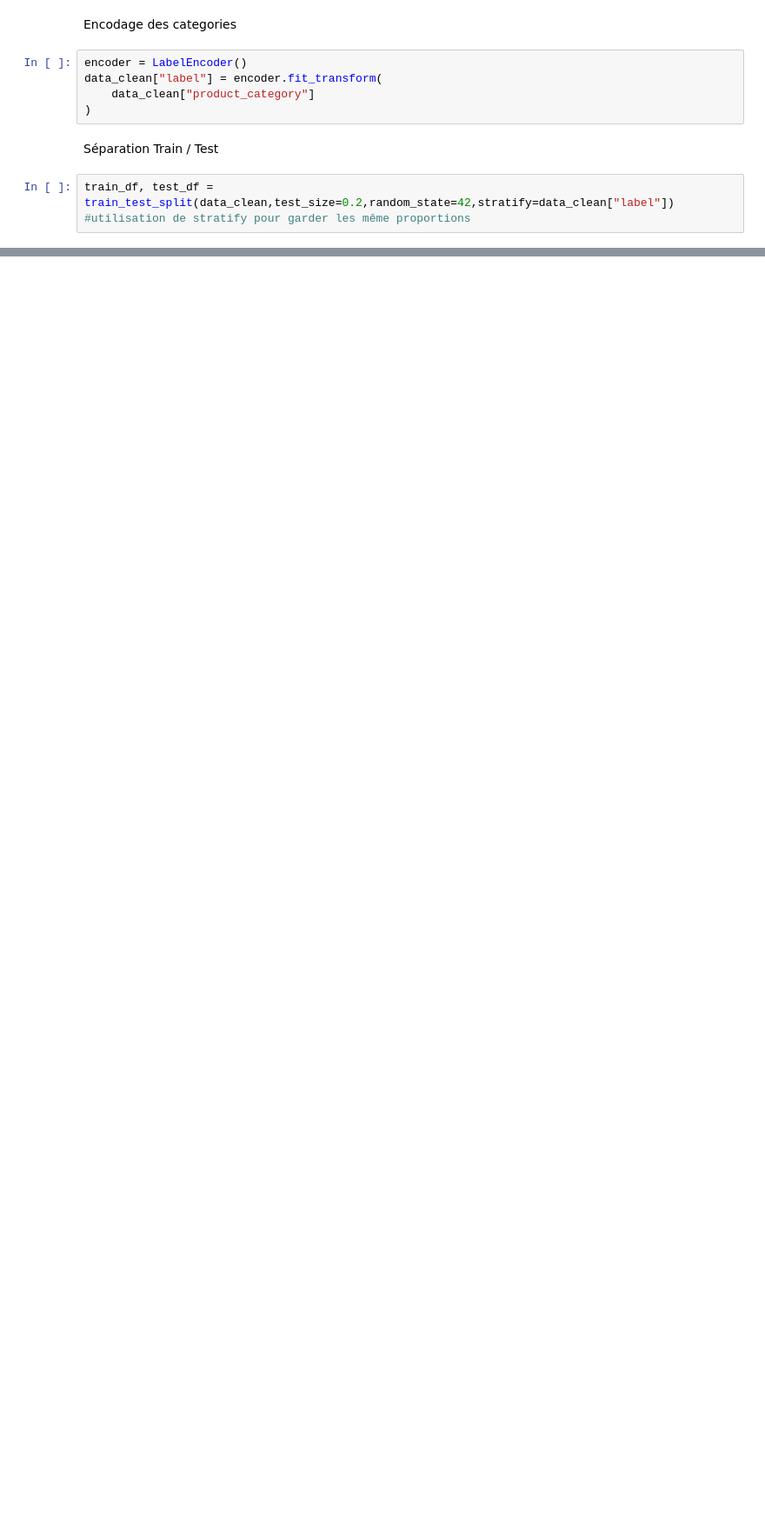
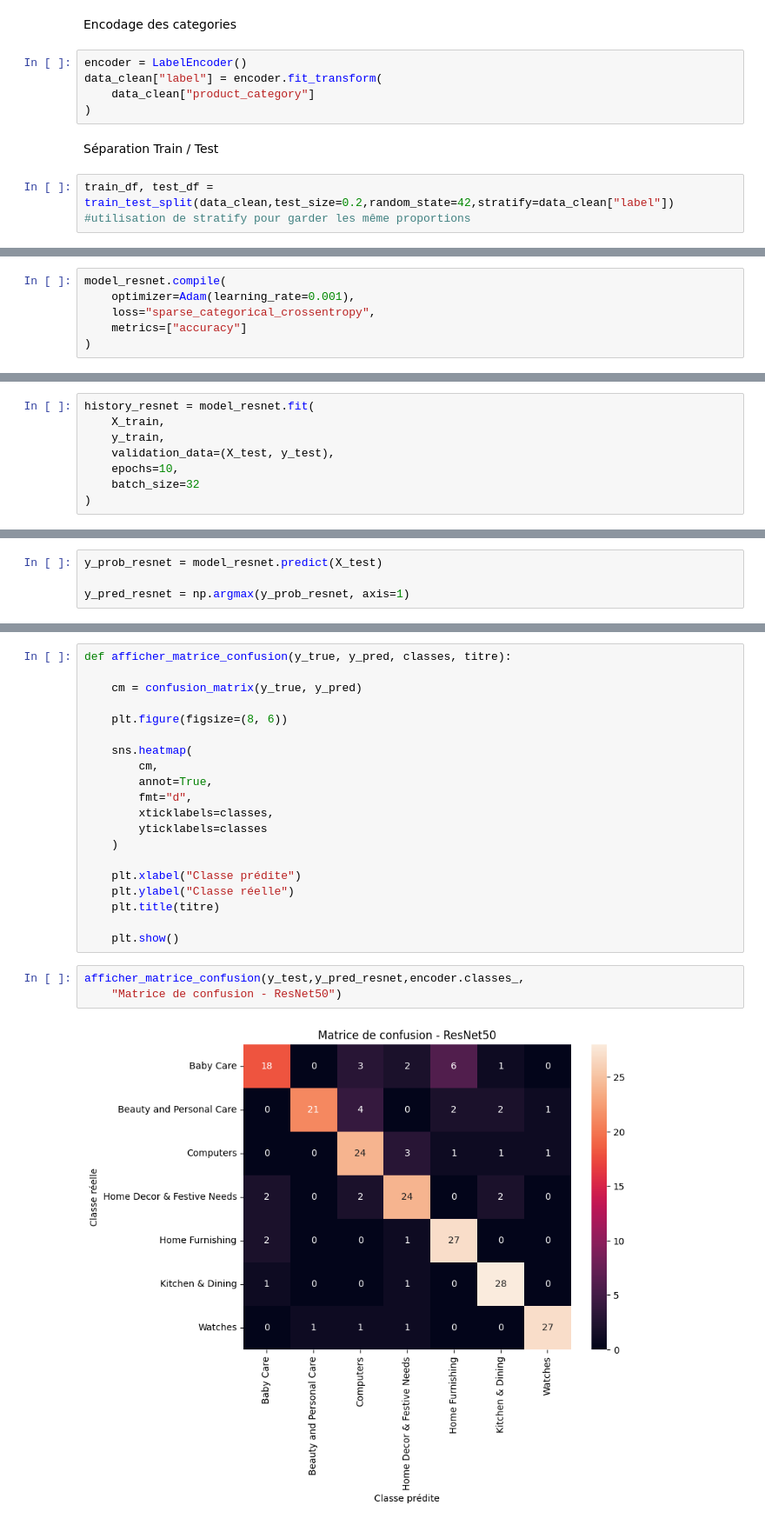
Before and after one commit to Charles-1988/veille_technologique, a Jupyter notebook: Veille_technologique.ipynb, the cells around one changed output, grey strips where cells are left out. Shown at 87% size. Saved outputs shown, nothing was run; the diff lists cells and outputs as text; blank space fills up the shorter version.

Commit message:
Update Veille tech RESNET vs VIT metrics

```diff
--- a/Veille_technologique.ipynb
+++ b/Veille_technologique.ipynb
@@ -223,0 +335,6 @@ train_df, test_df = train_test_split(data_clean,test_size=0.2,random_state=42,st
+# %%
+model_resnet.compile(
+    optimizer=Adam(learning_rate=0.001),
+    loss="sparse_categorical_crossentropy",
+    metrics=["accuracy"]
+)
@@ -223,0 +345,8 @@ train_df, test_df = train_test_split(data_clean,test_size=0.2,random_state=42,st
+# %%
+history_resnet = model_resnet.fit(
+    X_train,
+    y_train,
+    validation_data=(X_test, y_test),
+    epochs=10,
+    batch_size=32
+)
@@ -223,0 +374,4 @@ train_df, test_df = train_test_split(data_clean,test_size=0.2,random_state=42,st
+# %%
+y_prob_resnet = model_resnet.predict(X_test)
+
+y_pred_resnet = np.argmax(y_prob_resnet, axis=1)
@@ -223,0 +402,25 @@ train_df, test_df = train_test_split(data_clean,test_size=0.2,random_state=42,st
+# %%
+def afficher_matrice_confusion(y_true, y_pred, classes, titre):
+
+    cm = confusion_matrix(y_true, y_pred)
+
+    plt.figure(figsize=(8, 6))
+
+    sns.heatmap(
+        cm,
+        annot=True,
+        fmt="d",
+        xticklabels=classes,
+        yticklabels=classes
+    )
+
+    plt.xlabel("Classe prédite")
+    plt.ylabel("Classe réelle")
+    plt.title(titre)
+
+    plt.show()
+# %%
+afficher_matrice_confusion(y_test,y_pred_resnet,encoder.classes_,
+    "Matrice de confusion - ResNet50")
+# %% [output]
+[figure, added]
```
Also changed, not shown: parts of 31 cells of this notebook.
